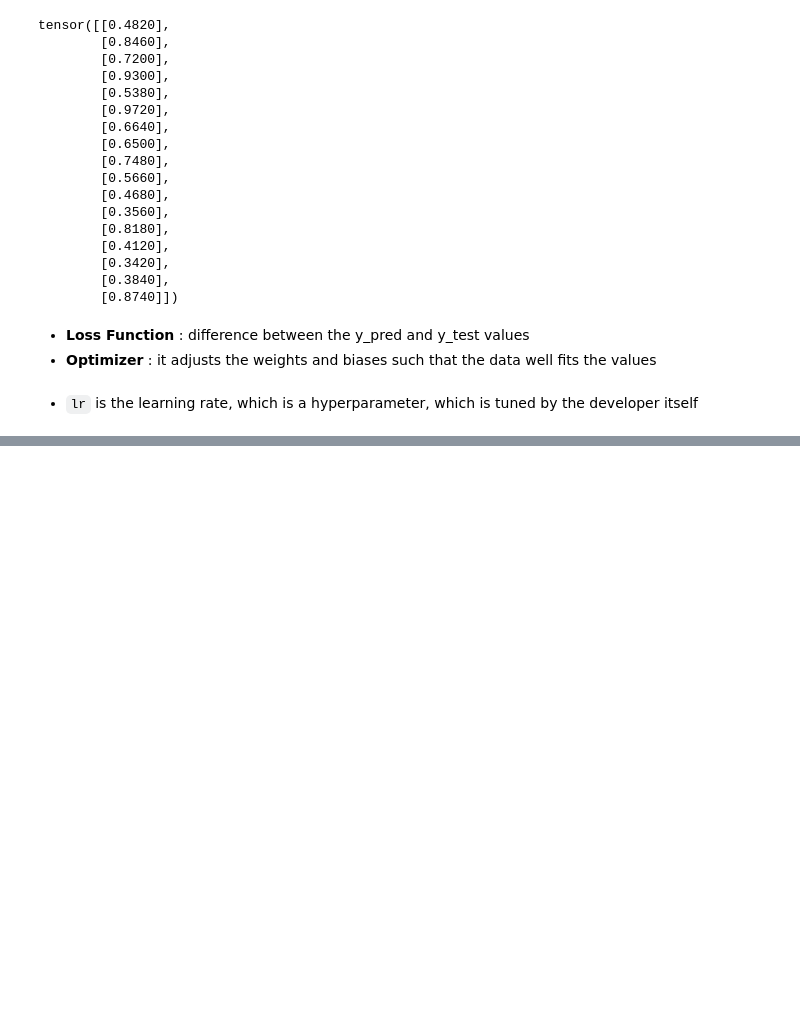
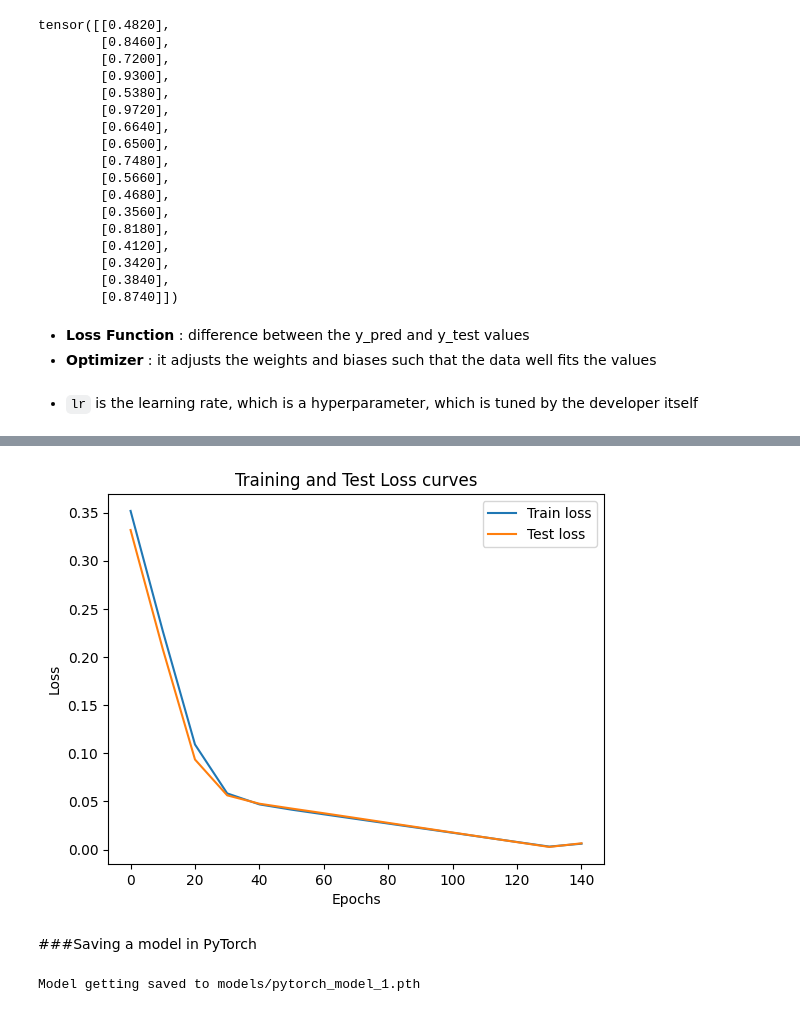
Before and after one commit to govardhan-06/practice-Notebooks, a Jupyter notebook: pytorch_workflow.ipynb, the cells around one changed output, grey strips where cells are left out. Cells and saved outputs as stored; diff of their text form; code cells hidden in the pictures; blank space fills up the shorter version.

```diff
--- a/pytorch_workflow.ipynb
+++ b/pytorch_workflow.ipynb
@@ -217,0 +329,11 @@ optimizer=torch.optim.SGD(params=model.parameters(),lr=0.01)
+# %%
+for epoch in range(epochs):
+  model.eval()
+
+  with torch.inference_mode():
+    y_pred=model(X_test)
+    test_loss=loss_fn(y_pred,y_test)
+
+  if epoch%10==0:
+    print(f"Epoch: {epoch} | Loss: {loss} | Test loss: {test_loss}")
+    print(model.state_dict)
@@ -217,0 +380,6 @@ optimizer=torch.optim.SGD(params=model.parameters(),lr=0.01)
+# %%
+torch.manual_seed(42)
+
+model=LinearRegressionModel()
+
+list(model.parameters()) #returns the parameters
@@ -217,0 +391,6 @@ optimizer=torch.optim.SGD(params=model.parameters(),lr=0.01)
+# %%
+#picking up a loss function
+loss_fn=nn.L1Loss()
+
+#picking up an optimizer
+optimizer=torch.optim.SGD(params=model.parameters(),lr=0.01)
@@ -217,0 +457,32 @@ optimizer=torch.optim.SGD(params=model.parameters(),lr=0.01)
+# %%
+import numpy as np
+import matplotlib.pyplot as plt
+
+plt.plot(epoch_count,np.array(loss_values),label="Train loss")
+plt.plot(epoch_count,np.array(test_loss_values),label="Test loss")
+plt.title("Training and Test Loss curves")
+plt.xlabel("Epochs")
+plt.ylabel("Loss")
+plt.legend();
+# %% [output]
+[figure, added]
+# %% [markdown]
+###Saving a model in PyTorch
+# %%
+from pathlib import Path
+
+# 1. Creating directory
+MODEL_PATH=Path("models")
+#even if the folder already there, it won't return an error
+MODEL_PATH.mkdir(parents=True,exist_ok=True)
+
+# 2. Creating a model save path
+MODEL_NAME="pytorch_model_1.pth"
+MODEL_SAVE_PATH=MODEL_PATH/MODEL_NAME
+
+# 3. Save the model state.dict
+#Recommended way of saving ; Check docs for different approaches
+print(f"Model getting saved to {MODEL_SAVE_PATH}")
+torch.save(obj=model.state_dict(),f=MODEL_PATH/MODEL_NAME)
+# %% [output]
+Model getting saved to models/pytorch_model_1.pth
```
Also changed, not shown: parts of 13 cells of this notebook.
